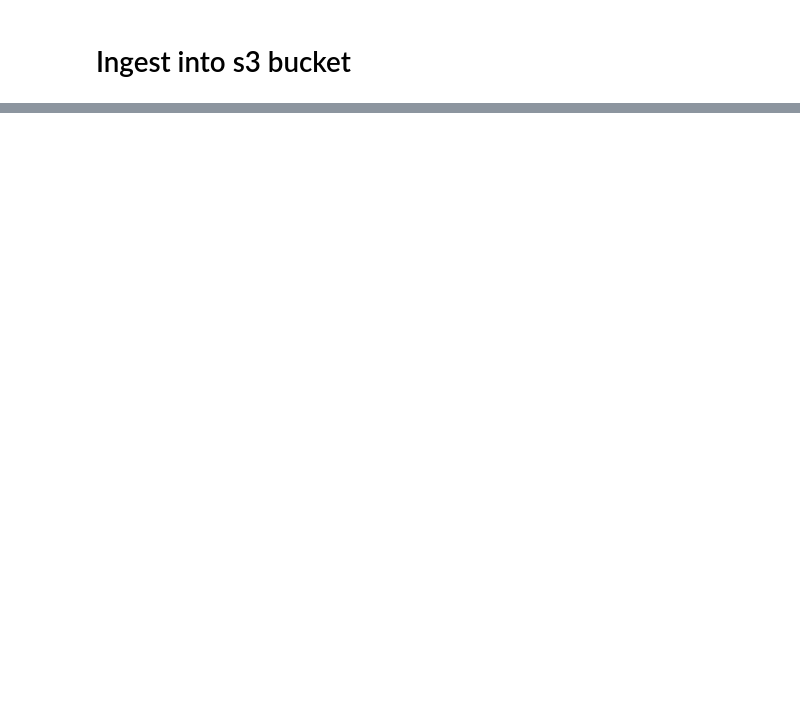
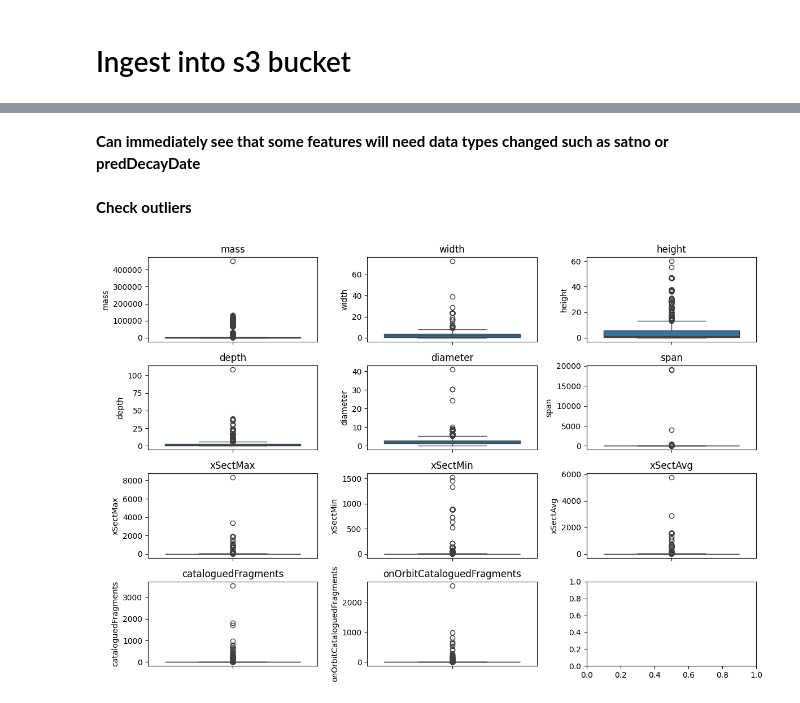
Before and after one commit to tkbarb10/ADS508-GroupProject, a Jupyter notebook: main.ipynb, the cells around one changed output, grey strips where cells are left out. Cells and saved outputs as stored; diff of their text form; code cells hidden in the pictures; blank space fills up the shorter version.

```diff
--- a/main.ipynb
+++ b/main.ipynb
@@ -177,0 +186,2 @@ else:
+# %%
+df = pd.read_parquet('Data to use/full_esa_data.parquet')
@@ -177,0 +225,24 @@ else:
+# %% [markdown]
+**Can immediately see that some features will need data types changed such as satno or predDecayDate**
+# %% [markdown]
+**Check outliers**
+# %%
+# Create a list of numeric columns to plot
+numeric_cols = ['mass', 'width', 'height', 'depth', 'diameter', 'span', 'xSectMax', 'xSectMin','xSectAvg',
+                'cataloguedFragments', 'onOrbitCataloguedFragments']
+
+# Set up the matplotlib grid
+fig, axes = plt.subplots(4, 3, figsize=(12, 8))  # 2x2 grid
+
+# Flatten the axes array for easy iteration
+axes = axes.flatten()
+
+# Loop through each numeric column and plot
+for i, col in enumerate(numeric_cols):
+    sns.boxplot(y=col, data=df, ax=axes[i])
+    axes[i].set_title(f'{col}')
+
+plt.tight_layout()
+plt.show()
+# %% [output]
+[figure, added]
```
Also changed, not shown: parts of 13 cells of this notebook, 1 other file.
